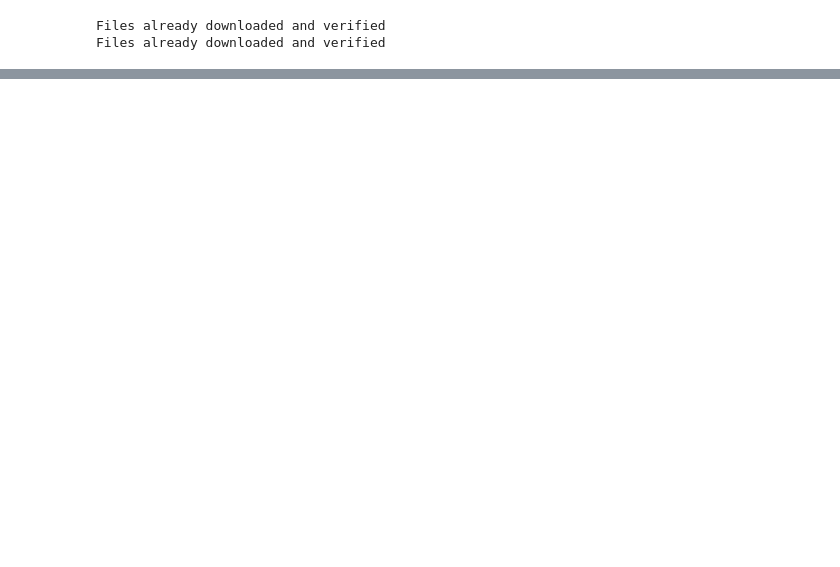
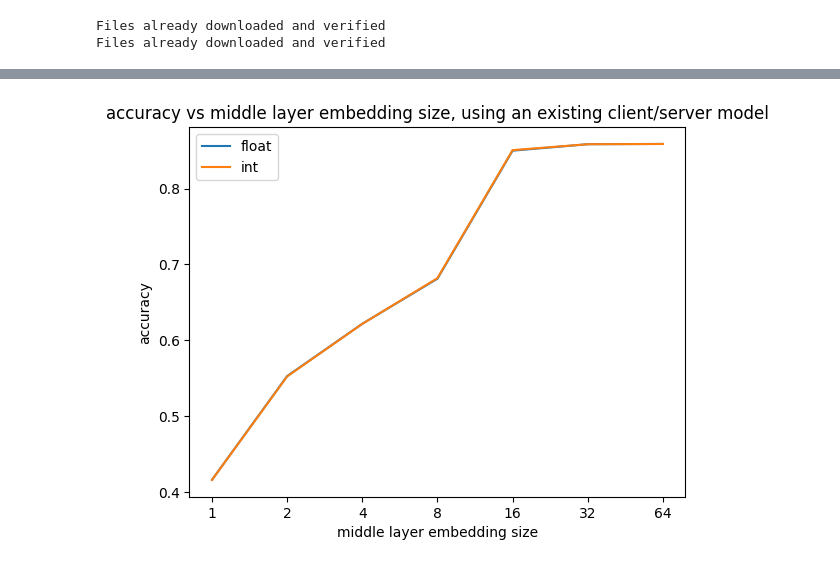
Before and after one commit to TonyPeng-2018/Adaptfilter, a Jupyter notebook: plot_cnn_together.ipynb, the cells around one changed output, grey strips where cells are left out. Saved outputs shown, nothing was run; the diff lists cells and outputs as text; code cells hidden in the pictures; blank space fills up the shorter version.

Commit message:
home

```diff
--- a/plot_cnn_together.ipynb
+++ b/plot_cnn_together.ipynb
@@ -85,0 +128,86 @@ middle accuracy: [0.8394]
+# %%
+from Models import mobilenetv2, resnet
+import torch
+import torch.optim as optim
+import torch.nn as nn
+from Dataloaders import dataloader_cifar10
+from tqdm import tqdm
+
+middle_accuracy = []
+_, test, _ = dataloader_cifar10.Dataloader_cifar10_val(train_batch=128, test_batch=100, seed=2024)
+
+client, server = resnet.resnet_splitter(num_classes=10,
+                                                  weight_root='/home/tonypeng/Workspace1/adaptfilter/Adaptfilter/Weights/cifar-10',
+                                                  device='cuda:0',partition=-1,
+                                                  layers=50)
+
+device = torch.device('cuda:0')
+client = client.to(device)
+server = server.to(device)
+client = client.eval()
+server = server.eval()
+
+
+
+for i in range(0,7):
+    middle_size = i
+    middle = resnet.resnet_middle(middle=2**middle_size)
+    middle = middle.to(device)
+    middle = middle.eval()
+    middle.load_state_dict(torch.load('resnet_cifar-10_middle_' + str(2**middle_size) +'.pth'))
+
+
+    correct = 0
+    with torch.no_grad():
+        for i, data in enumerate(test):
+            inputs, labels = data
+            inputs, labels = inputs.to(device), labels.to(device)
+            outputs = client(inputs)
+            outputs = middle(outputs)
+            outputs = server(outputs)
+            outputs = torch.argmax(outputs, dim=1)
+            correct += torch.sum(outputs == labels)
+        middle_accuracy.append(correct.item()/10000)
+
+# plot acc vs middle layer size
+import matplotlib.pyplot as plt
+import numpy as np
+x = np.arange(0,7)
+plt.plot(x, middle_accuracy, label='float')
+plt.xlabel('middle layer embedding size')
+plt.ylabel('accuracy')
+plt.xticks(x, [str(2**i) for i in x])
+plt.title('accuracy vs middle layer embedding size, using an existing client/server model')
+
+middle_accuracy_int = []
+for i in range(0,7):
+    middle_size = i
+    middle = resnet.resnet_middle(middle=2**middle_size)
+    middle = middle.to(device)
+    middle = middle.eval()
+    middle.load_state_dict(torch.load('resnet_cifar-10_middle_' + str(2**middle_size) +'.pth'))
+    correct = 0
+    with torch.no_grad():
+        for i, data in enumerate(test):
+            inputs, labels = data
+            inputs, labels = inputs.to(device), labels.to(device)
+            outputs = client(inputs)
+            outputs = middle.in_layer(outputs)
+
+            # float to int
+            outputs = outputs * 255
+            outputs = outputs.int()
+            outputs = outputs.float()
+            outputs = outputs / 255
+
+            outputs = middle.out_layer(outputs)
+
+            outputs = server(outputs)
+            outputs = torch.argmax(outputs, dim=1)
+            correct += torch.sum(outputs == labels)
+        middle_accuracy_int.append(correct.item()/10000)
+
+plt.plot(x, middle_accuracy_int, label='int')
+plt.legend()
+plt.show()
+# %% [output]
@@ -85,0 +216 @@ middle accuracy: [0.8394]
+[figure, added]
```
Also changed, not shown: parts of 3 cells of this notebook, 29 other files.
